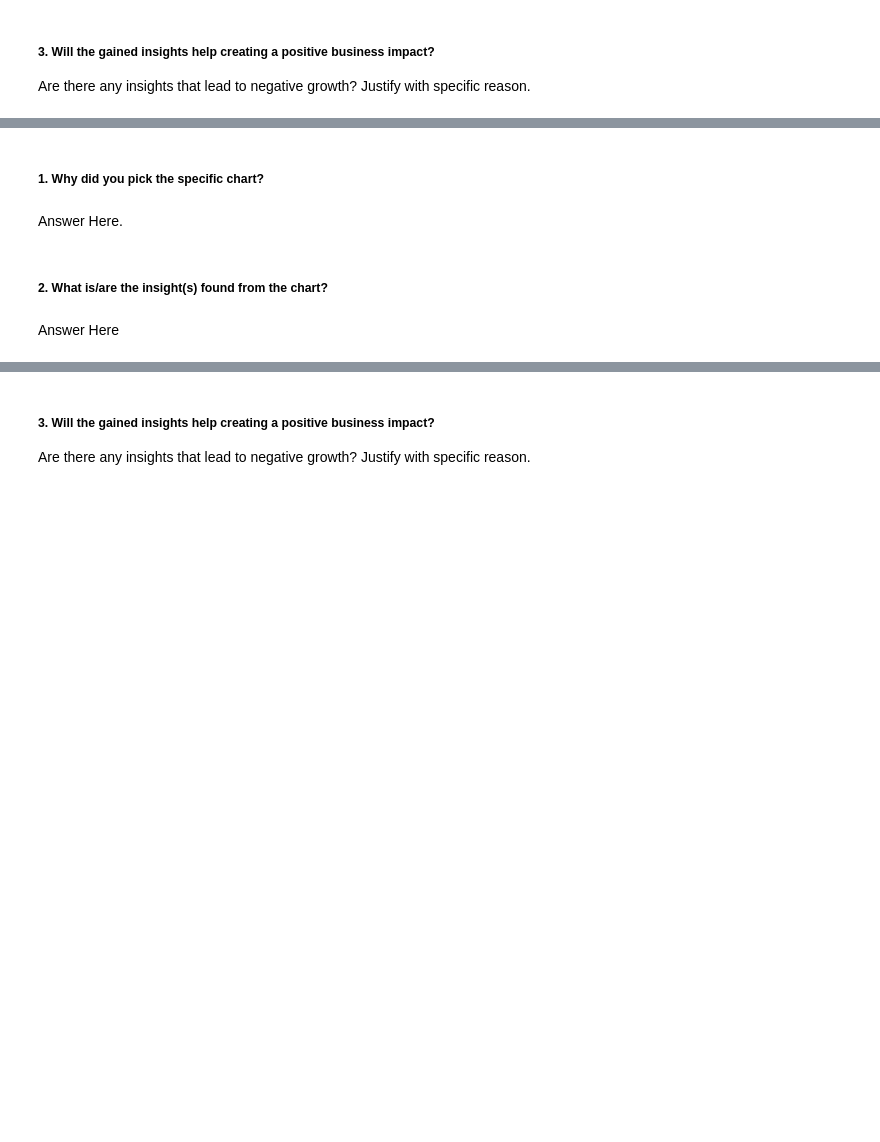
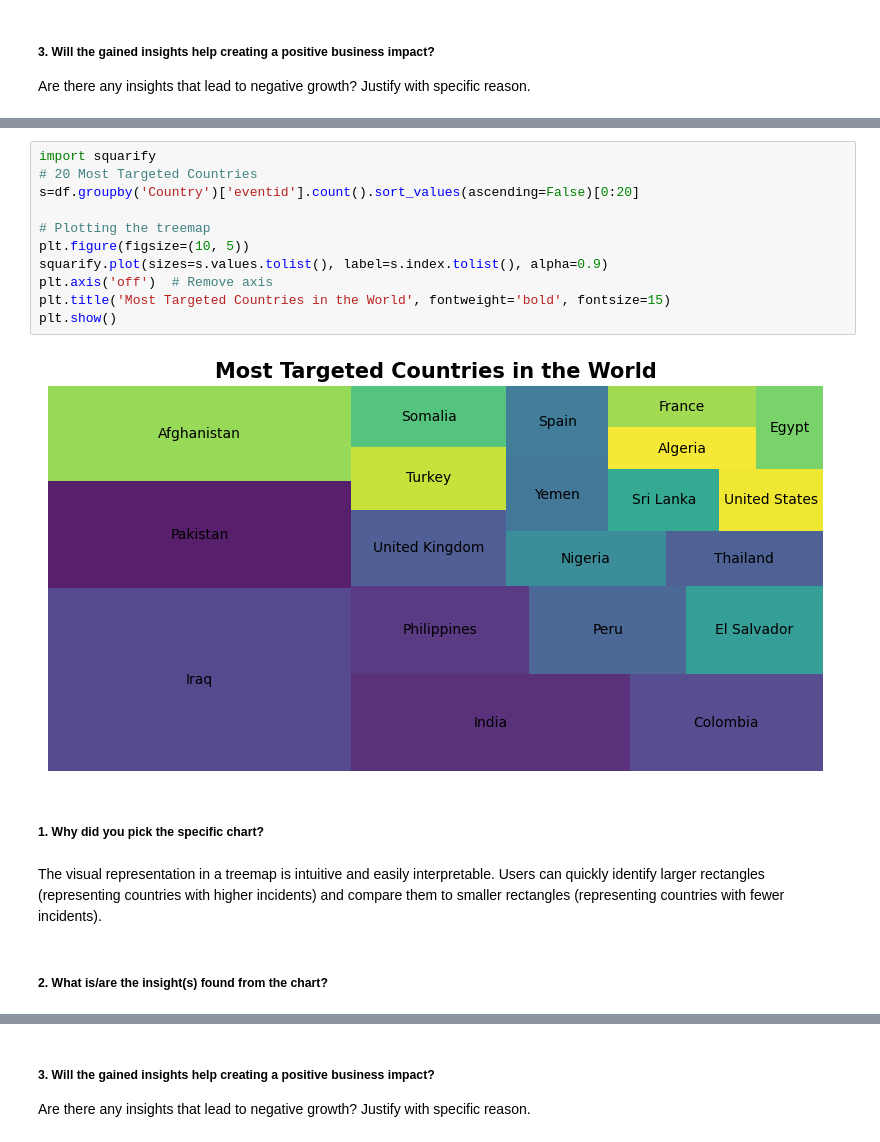
Before and after one commit to Mansi67/Global_Terrorism_Dataset_EDA, a Jupyter notebook: Global_Terrorism_Dataset_EDA.ipynb, the cells around one changed output, grey strips where cells are left out. Saved outputs shown, nothing was run; the diff lists cells and outputs as text; blank space fills up the shorter version.

```diff
--- a/Global_Terrorism_Dataset_EDA.ipynb
+++ b/Global_Terrorism_Dataset_EDA.ipynb
@@ -372,8 +361,19 @@ plt.show()
+# %%
+import squarify
+# 20 Most Targeted Countries
+s=df.groupby('Country')['eventid'].count().sort_values(ascending=False)[0:20]
+
+# Plotting the treemap
+plt.figure(figsize=(10, 5))
+squarify.plot(sizes=s.values.tolist(), label=s.index.tolist(), alpha=0.9)
+plt.axis('off')  # Remove axis
+plt.title('Most Targeted Countries in the World', fontweight='bold', fontsize=15)
+plt.show()
+# %% [output]
+[figure, added]
 # %% [markdown]
 ##### 1. Why did you pick the specific chart?
-# %% [markdown]
-Answer Here.
+# %% [markdown]
+The visual representation in a treemap is intuitive and easily interpretable. Users can quickly identify larger rectangles (representing countries with higher incidents) and compare them to smaller rectangles (representing countries with fewer incidents).
 # %% [markdown]
 ##### 2. What is/are the insight(s) found from the chart?
-# %% [markdown]
-Answer Here
```
Also changed, not shown: parts of 71 cells of this notebook.
